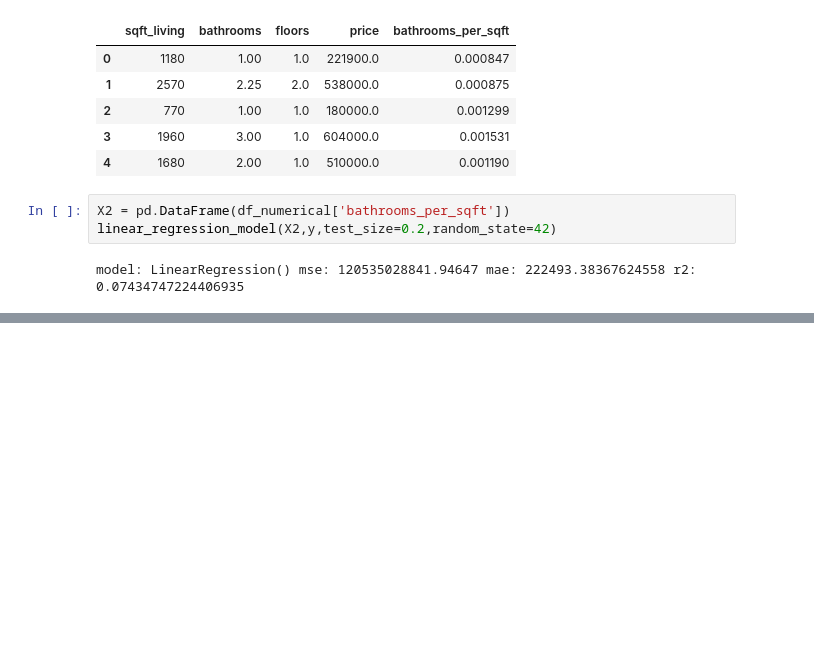
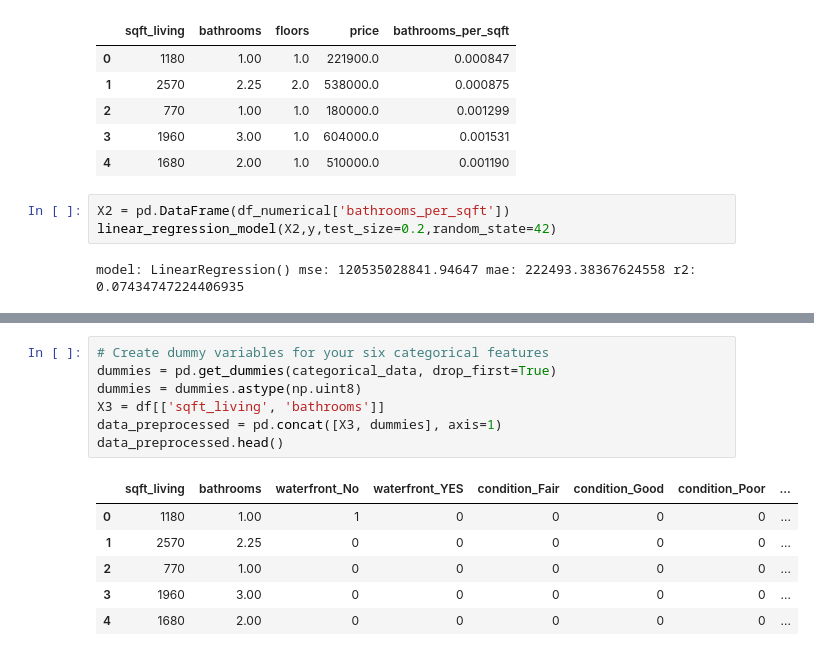
Before and after one commit to Bennie-Kibet/Phase-2-project, a Jupyter notebook: Work/Victor.ipynb, the cells around one changed output, grey strips where cells are left out. Saved outputs shown, nothing was run; the diff lists cells and outputs as text; blank space fills up the shorter version.

```diff
--- a/Work/Victor.ipynb
+++ b/Work/Victor.ipynb
@@ -644,0 +677,14 @@ model: LinearRegression() mse: 120535028841.94647 mae: 222493.38367624558 r2: 0.
+# %%
+# Create dummy variables for your six categorical features
+dummies = pd.get_dummies(categorical_data, drop_first=True)
+dummies = dummies.astype(np.uint8)
+X3 = df[['sqft_living', 'bathrooms']]
+data_preprocessed = pd.concat([X3, dummies], axis=1)
+data_preprocessed.head()
+# %% [output]
+|  | sqft_living | bathrooms | waterfront_No | waterfront_YES | condition_Fair | condition_Good | condition_Poor | ... |
+| 0 | 1180 | 1.00 | 1 | 0 | 0 | 0 | 0 | ... |
+| 1 | 2570 | 2.25 | 0 | 0 | 0 | 0 | 0 | ... |
+| 2 | 770 | 1.00 | 0 | 0 | 0 | 0 | 0 | ... |
+| 3 | 1960 | 3.00 | 0 | 0 | 0 | 0 | 0 | ... |
+| 4 | 1680 | 2.00 | 0 | 0 | 0 | 0 | 0 | ... |
```
Also changed, not shown: parts of 3 cells of this notebook.
